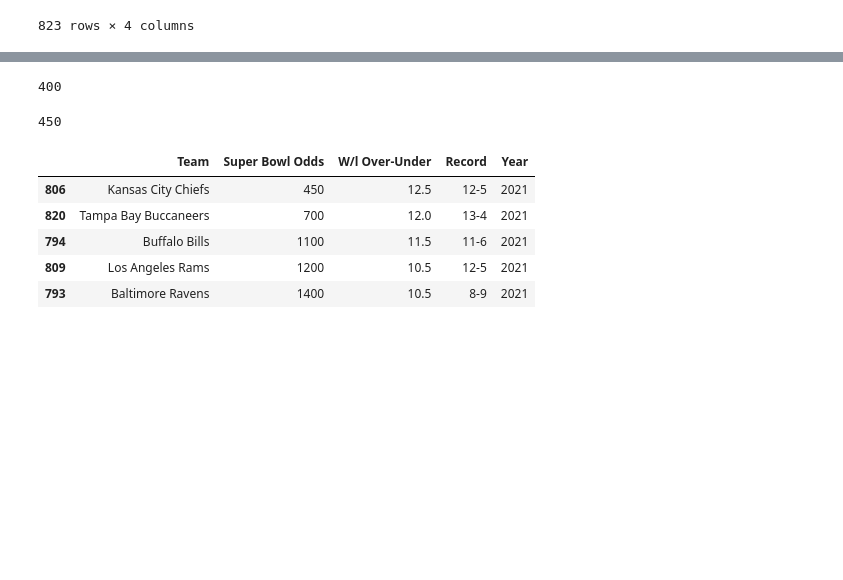
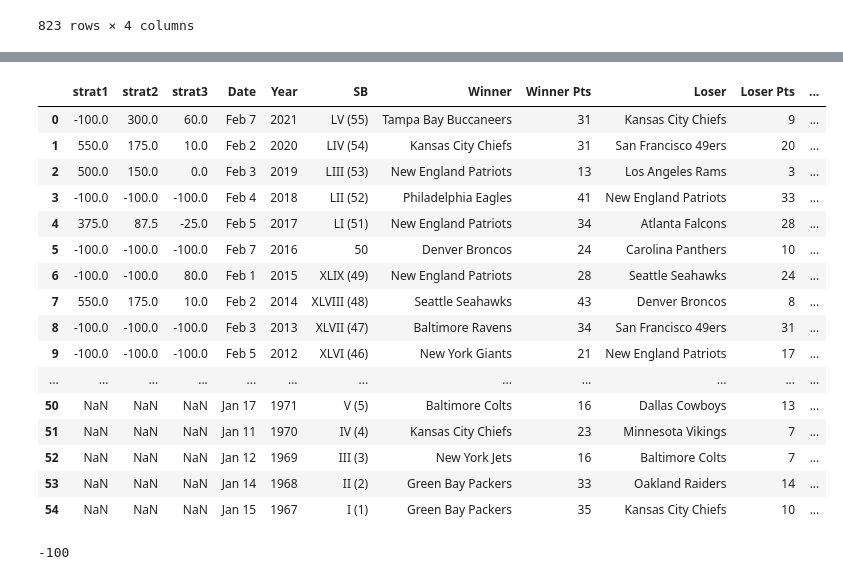
Before and after one commit to atrgrad/Project-1_Team-2, a Jupyter notebook: nfl_analysis.ipynb, the cells around one changed output, grey strips where cells are left out. Saved outputs shown, nothing was run; the diff lists cells and outputs as text; code cells hidden in the pictures; blank space fills up the shorter version.

```diff
--- a/nfl_analysis.ipynb
+++ b/nfl_analysis.ipynb
@@ -121,27 +127,58 @@ False
 # %%
-def odds(yr):
-    superbowl_odds = top5(yr)[top5(yr)['Team'] == xy(yr)]
-    return superbowl_odds['Super Bowl Odds'].item()
-odds(2019)
+def odds(yr, strategy):
+    if strategy == 1:
+        superbowl_odds = top1(yr)[top1(yr)['Team'] == xy(yr,strategy)]
+        return superbowl_odds['Super Bowl Odds'].item()
+    elif strategy == 2:
+        superbowl_odds = top2(yr)[top2(yr)['Team'] == xy(yr,strategy)]
+        return superbowl_odds['Super Bowl Odds'].item()
+    elif strategy == 3:
+        superbowl_odds = top5(yr)[top5(yr)['Team'] == xy(yr,strategy)]
+        return superbowl_odds['Super Bowl Odds'].item()
-# %% [output]
-400
 # %%
-def main(yr):
-    if xy(yr) != False:
-        return odds(yr)
+def main(yr,strategy):
+    while xy(yr,strategy) != False:
+        if strategy == 1:
+            return ((odds(yr,strategy))*1) +100
+        elif strategy == 2:
+            return ((odds(yr,strategy))*.5) -50
+        elif strategy == 3:
+            return ((odds(yr,strategy))*.2) -80
     else:
-        print("lose")
-main(2020)
+        return -100
-# %% [output]
-450
 # %%
-top5(2021)
+strategies = [3,2,1]
+df_combined = superbowl
+for strategy in strategies:
+    output = []
+    for yr in range(years_start,years_end):
+        output.append(main(yr,strategy))
+    output.reverse()
+    df = pd.DataFrame(output)
+    df.columns = [f"strat{strategy}"]
+    df_combined = pd.concat([df, df_combined], axis=1)
+df_combined
 # %% [output]
-|  | Team | Super Bowl Odds | W/l Over-Under | Record | Year |
-| 806 | Kansas City Chiefs | 450 | 12.5 | 12-5 | 2021 |
-| 820 | Tampa Bay Buccaneers | 700 | 12.0 | 13-4 | 2021 |
-| 794 | Buffalo Bills | 1100 | 11.5 | 11-6 | 2021 |
-| 809 | Los Angeles Rams | 1200 | 10.5 | 12-5 | 2021 |
-| 793 | Baltimore Ravens | 1400 | 10.5 | 8-9 | 2021 |
+|  | strat1 | strat2 | strat3 | Date | Year | SB | Winner | Winner Pts | Loser | Loser Pts | ... |
+| 0 | -100.0 | 300.0 | 60.0 | Feb 7 | 2021 | LV (55) | Tampa Bay Buccaneers | 31 | Kansas City Chiefs | 9 | ... |
+| 1 | 550.0 | 175.0 | 10.0 | Feb 2 | 2020 | LIV (54) | Kansas City Chiefs | 31 | San Francisco 49ers | 20 | ... |
+| 2 | 500.0 | 150.0 | 0.0 | Feb 3 | 2019 | LIII (53) | New England Patriots | 13 | Los Angeles Rams | 3 | ... |
+| 3 | -100.0 | -100.0 | -100.0 | Feb 4 | 2018 | LII (52) | Philadelphia Eagles | 41 | New England Patriots | 33 | ... |
+| 4 | 375.0 | 87.5 | -25.0 | Feb 5 | 2017 | LI (51) | New England Patriots | 34 | Atlanta Falcons | 28 | ... |
+| 5 | -100.0 | -100.0 | -100.0 | Feb 7 | 2016 | 50 | Denver Broncos | 24 | Carolina Panthers | 10 | ... |
+| 6 | -100.0 | -100.0 | 80.0 | Feb 1 | 2015 | XLIX (49) | New England Patriots | 28 | Seattle Seahawks | 24 | ... |
+| 7 | 550.0 | 175.0 | 10.0 | Feb 2 | 2014 | XLVIII (48) | Seattle Seahawks | 43 | Denver Broncos | 8 | ... |
+| 8 | -100.0 | -100.0 | -100.0 | Feb 3 | 2013 | XLVII (47) | Baltimore Ravens | 34 | San Francisco 49ers | 31 | ... |
+| 9 | -100.0 | -100.0 | -100.0 | Feb 5 | 2012 | XLVI (46) | New York Giants | 21 | New England Patriots | 17 | ... |
+| ... | ... | ... | ... | ... | ... | ... | ... | ... | ... | ... | ... |
+| 50 | NaN | NaN | NaN | Jan 17 | 1971 | V (5) | Baltimore Colts | 16 | Dallas Cowboys | 13 | ... |
+| 51 | NaN | NaN | NaN | Jan 11 | 1970 | IV (4) | Kansas City Chiefs | 23 | Minnesota Vikings | 7 | ... |
+| 52 | NaN | NaN | NaN | Jan 12 | 1969 | III (3) | New York Jets | 16 | Baltimore Colts | 7 | ... |
+| 53 | NaN | NaN | NaN | Jan 14 | 1968 | II (2) | Green Bay Packers | 33 | Oakland Raiders | 14 | ... |
+| 54 | NaN | NaN | NaN | Jan 15 | 1967 | I (1) | Green Bay Packers | 35 | Kansas City Chiefs | 10 | ... |
+# %%
+main(2018,2)
+# %% [output]
+-100
 # %%
 # Charting - Individual Bar Graph Strat 1, 2, & 3
```
Also changed, not shown: parts of 6 cells of this notebook.
